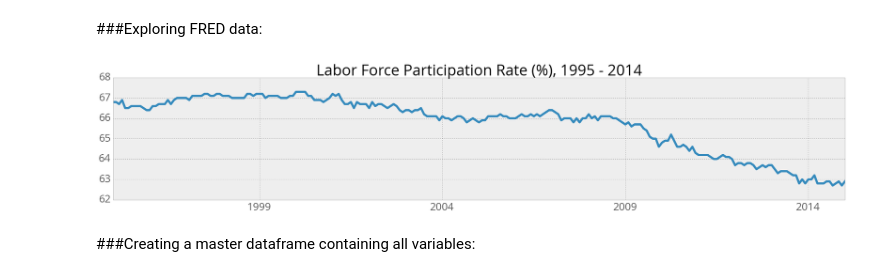
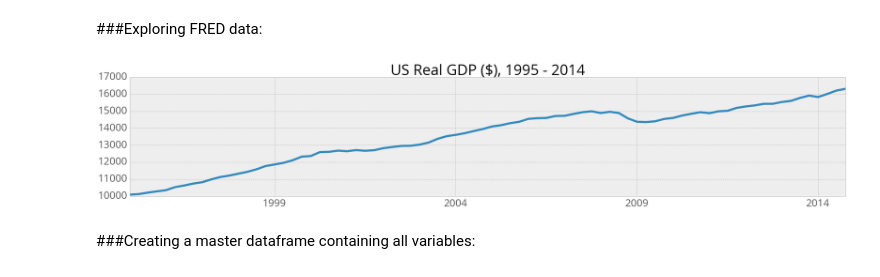
Before and after one commit to c-trl/economic-trends-vs-headline-sentiment-nlp-analysis, a Jupyter notebook: fred-api.ipynb, the cells around one changed output. Drawn from its saved outputs; the diff is of its cells as text; code cells hidden in the pictures.

```diff
--- a/fred-api.ipynb
+++ b/fred-api.ipynb
@@ -98,9 +98,9 @@ FFR = 'FEDFUNDS' #federal funds rate
 all_vars = [GDP, UNE, LFP, CPI, PSR, PCE, PCI, M2V, SP5, PPP, DLQ, IVS, UNC, FFR]
 # %%
 #test = get(GDP, observation_start='01/01/1995').plot(figsize=(30,10), title='US Real GDP ($), 1995 - 2014')
-test = get(LFP, observation_start='01/01/1995').plot(figsize=(30,5), title='Labor Force Participation Rate (%), 1995 - 2014')
+test = get(GDP, observation_start='01/01/1995').plot(figsize=(30,5), title='US Real GDP ($), 1995 - 2014')
 # %% [output]
-[figure, old version]
+[figure, new version]
 # %% [markdown]
 ###Creating a master dataframe containing all variables:
 # %%
```
Also changed, not shown: parts of 5 cells of this notebook.
